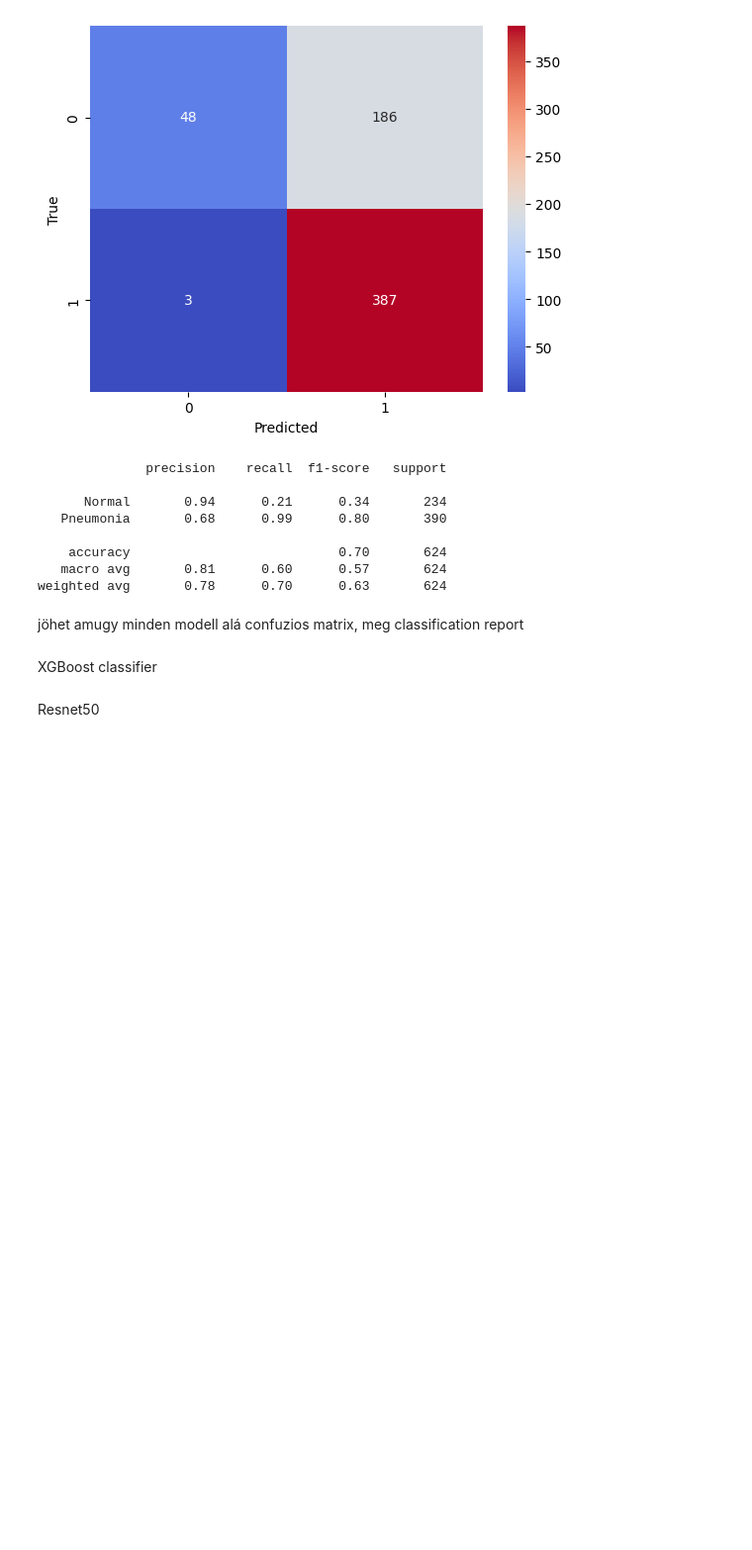
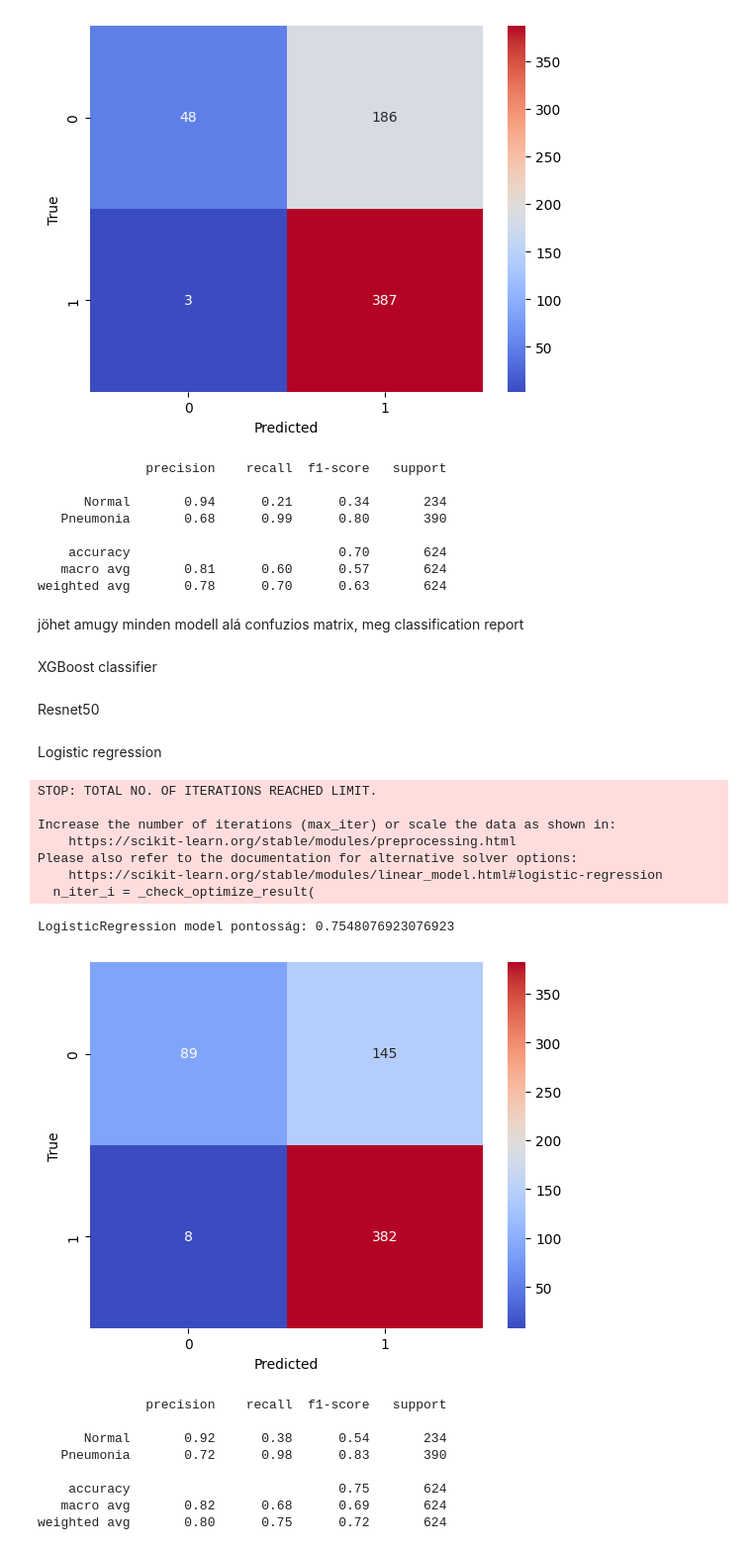
Before and after one commit to Adr1an11/Pneumonia-detection, a Jupyter notebook: pneunomia_detection.ipynb, the cells around one changed output. Shown at 99% size. Cells and saved outputs as stored; diff of their text form; code cells hidden in the pictures; blank space fills up the shorter version.

Commit message:
Logistic regressziós modell

```diff
--- a/pneunomia_detection.ipynb
+++ b/pneunomia_detection.ipynb
@@ -651,3 +663,5 @@ xgb_pred = xgb_model.predict(np.array(X_flat_test))
 print(f"RandomForest model pontosság: {accuracy_score(y_test, xgb_pred)}")
 # %% [markdown]
 Resnet50
+# %% [markdown]
+Logistic regression
@@ -653,0 +670,29 @@ Resnet50
+# %%
+logreg_model = LogisticRegression(random_state=42, C=1000, max_iter=1000)
+
+logreg_history = logreg_model.fit(np.array(X_flat_train), np.array(y_train))
+
+logreg_preds = logreg_model.predict(np.array(X_flat_test))
+
+print(f"LogisticRegression model pontosság: {accuracy_score(y_test, logreg_preds)}")
+
+konfuzios_matrix(y_test, logreg_preds)
+print(classification_report(y_test, logreg_preds, target_names=['Normal', 'Pneumonia']))
+# %% [output]
+STOP: TOTAL NO. OF ITERATIONS REACHED LIMIT.
+
+Increase the number of iterations (max_iter) or scale the data as shown in:
+    https://scikit-learn.org/stable/modules/preprocessing.html
+Please also refer to the documentation for alternative solver options:
+    https://scikit-learn.org/stable/modules/linear_model.html#logistic-regression
+  n_iter_i = _check_optimize_result(
+LogisticRegression model pontosság: 0.7548076923076923
+[figure, added]
+              precision    recall  f1-score   support
+
+      Normal       0.92      0.38      0.54       234
+   Pneumonia       0.72      0.98      0.83       390
+
+    accuracy                           0.75       624
+   macro avg       0.82      0.68      0.69       624
+weighted avg       0.80      0.75      0.72       624
```
Also changed, not shown: parts of 10 cells of this notebook.
